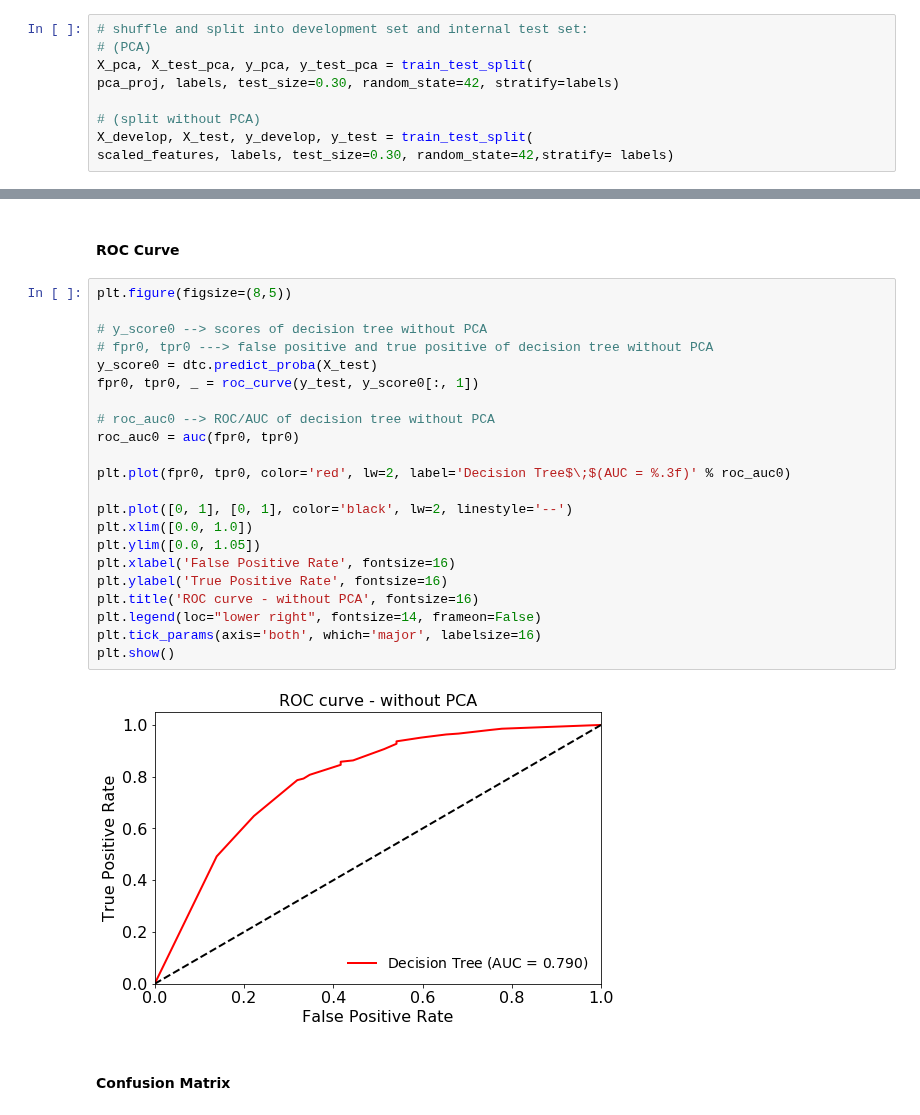
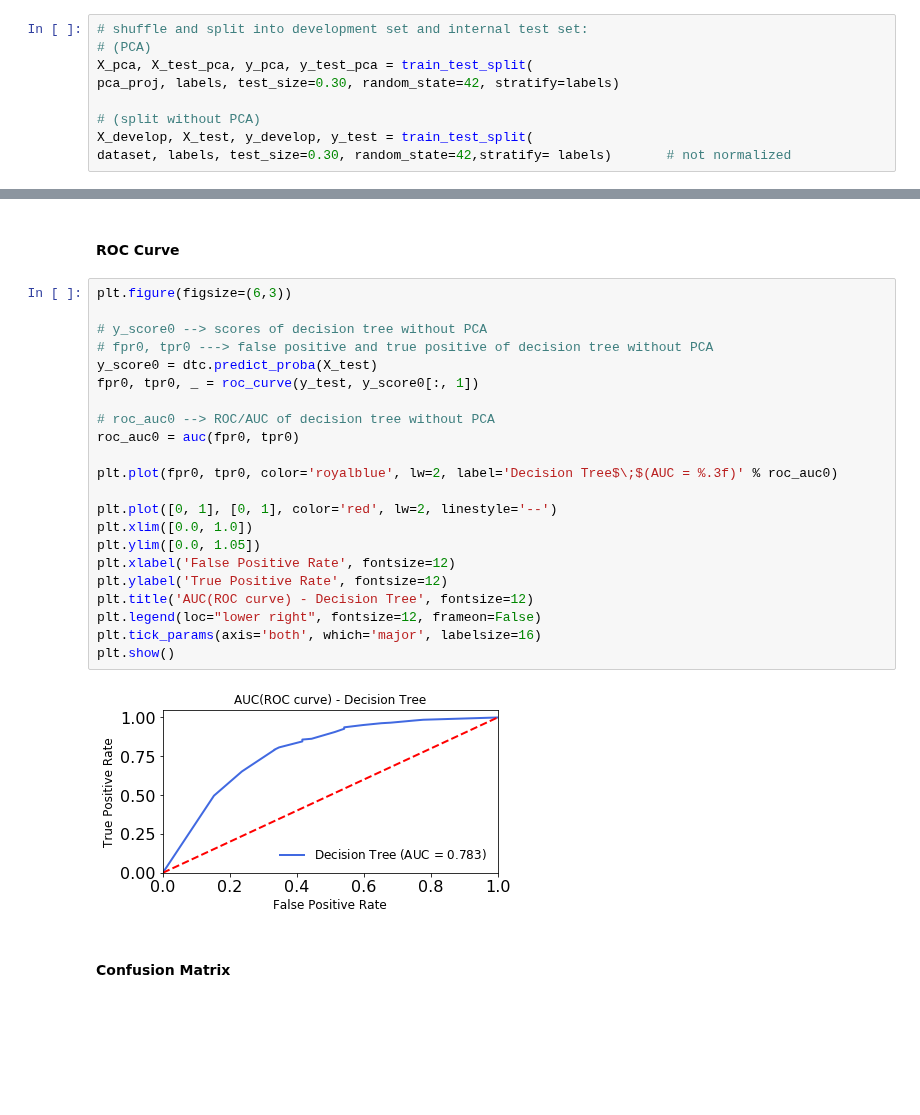
Before and after one commit to gaetanoantonicchio/DataMining-2, a Jupyter notebook: src/Module 1/Classification/Decision Tree - KNN/Echonest_audiofeatures/binary-genre_classification-echonest.ipynb, the cells around one changed output, grey strips where cells are left out. Saved outputs shown, nothing was run; the diff lists cells and outputs as text; blank space fills up the shorter version.

Commit message:
Added new confusion matrix graphs and roc curve. Made some other general fix in imbl leraning

```diff
--- a/src/Module 1/Classification/Decision Tree - KNN/Echonest_audiofeatures/binary-genre_classification-echonest.ipynb
+++ b/src/Module 1/Classification/Decision Tree - KNN/Echonest_audiofeatures/binary-genre_classification-echonest.ipynb
@@ -216,7 +258,7 @@ pca_proj, labels, test_size=0.30, random_state=42, stratify=labels)
 
 # (split without PCA)
 X_develop, X_test, y_develop, y_test = train_test_split(
-scaled_features, labels, test_size=0.30, random_state=42,stratify= labels)
+dataset, labels, test_size=0.30, random_state=42,stratify= labels)       # not normalized
 # %%
 # check partition
 print(f"____Legend____\n1: Rock\n0: Jazz\n\n***PCA***\nDevelopment set:\
@@ -309,28 +351,28 @@ weighted avg       0.93      0.94      0.93      1240
 # %% [markdown]
 #### ROC Curve
 # %%
-plt.figure(figsize=(8,5))
+plt.figure(figsize=(6,3))
 
 # y_score0 --> scores of decision tree without PCA
 # fpr0, tpr0 ---> false positive and true positive of decision tree without PCA
 y_score0 = dtc.predict_proba(X_test)
 fpr0, tpr0, _ = roc_curve(y_test, y_score0[:, 1])
 
 # roc_auc0 --> ROC/AUC of decision tree without PCA
 roc_auc0 = auc(fpr0, tpr0)
 
-plt.plot(fpr0, tpr0, color='red', lw=2, label='Decision Tree$\;$(AUC = %.3f)' % roc_auc0)
+plt.plot(fpr0, tpr0, color='royalblue', lw=2, label='Decision Tree$\;$(AUC = %.3f)' % roc_auc0)
 
-plt.plot([0, 1], [0, 1], color='black', lw=2, linestyle='--')
+plt.plot([0, 1], [0, 1], color='red', lw=2, linestyle='--')
 plt.xlim([0.0, 1.0])
 plt.ylim([0.0, 1.05])
-plt.xlabel('False Positive Rate', fontsize=16)
-plt.ylabel('True Positive Rate', fontsize=16)
-plt.title('ROC curve - without PCA', fontsize=16)
-plt.legend(loc="lower right", fontsize=14, frameon=False)
+plt.xlabel('False Positive Rate', fontsize=12)
+plt.ylabel('True Positive Rate', fontsize=12)
+plt.title('AUC(ROC curve) - Decision Tree', fontsize=12)
+plt.legend(loc="lower right", fontsize=12, frameon=False)
 plt.tick_params(axis='both', which='major', labelsize=16)
 plt.show()
 # %% [output]
-[figure, old version]
+[figure, new version]
 # %% [markdown]
 #### Confusion Matrix
```
Also changed, not shown: parts of 29 cells of this notebook, 1 other file.
